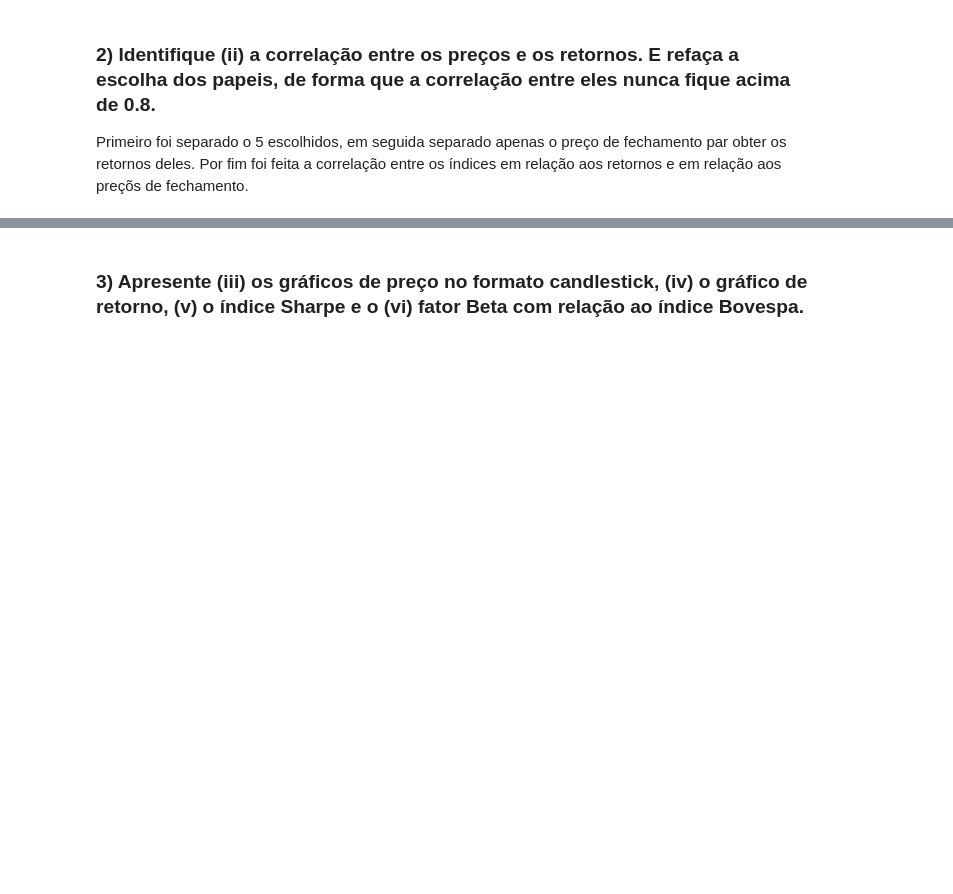
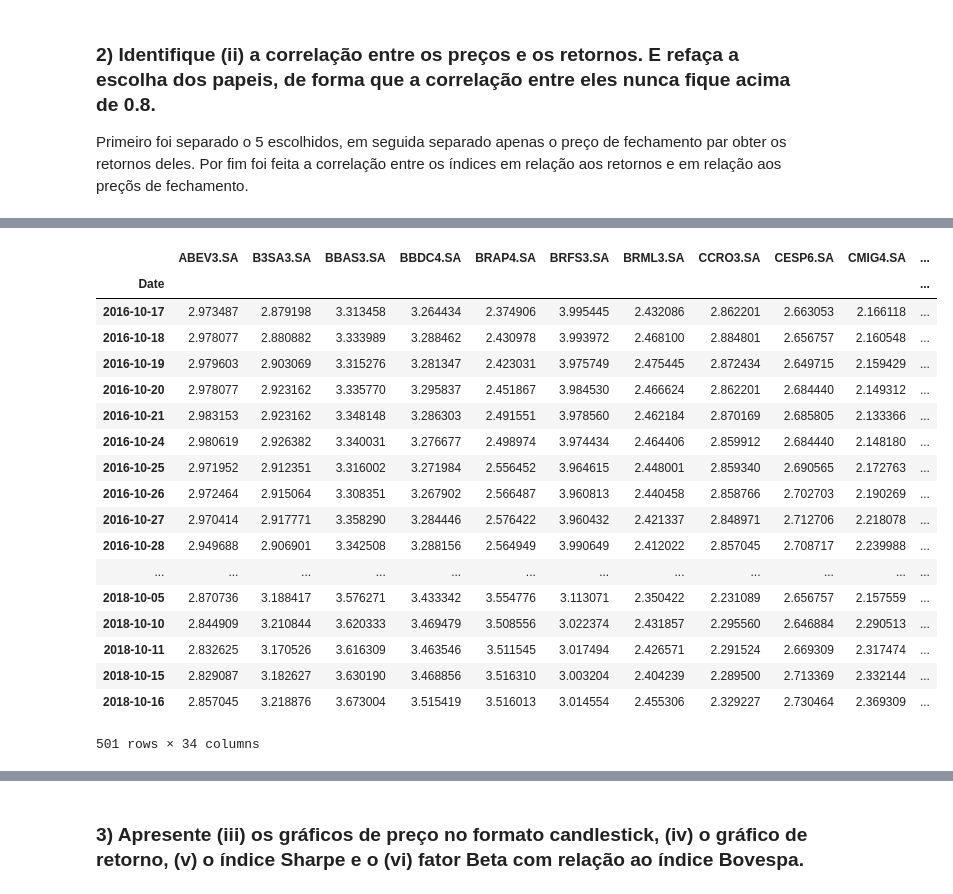
Before and after one commit to EduardoSSR/Financial-Engineering, a Jupyter notebook: Trabalhos/Trabalho_1.ipynb, the cells around one changed output, grey strips where cells are left out. Cells and saved outputs as stored; diff of their text form; code cells hidden in the pictures; blank space fills up the shorter version.

```diff
--- a/Trabalhos/Trabalho_1.ipynb
+++ b/Trabalhos/Trabalho_1.ipynb
@@ -260,0 +337,22 @@ ValueError: zero-size array to reduction operation maximum which has no identity
+# %%
+np.log(Close[0:]).fillna(0)
+# %% [output]
+|  | ABEV3.SA | B3SA3.SA | BBAS3.SA | BBDC4.SA | BRAP4.SA | BRFS3.SA | BRML3.SA | CCRO3.SA | CESP6.SA | CMIG4.SA | ... |
+| Date |  |  |  |  |  |  |  |  |  |  | ... |
+| 2016-10-17 | 2.973487 | 2.879198 | 3.313458 | 3.264434 | 2.374906 | 3.995445 | 2.432086 | 2.862201 | 2.663053 | 2.166118 | ... |
+| 2016-10-18 | 2.978077 | 2.880882 | 3.333989 | 3.288462 | 2.430978 | 3.993972 | 2.468100 | 2.884801 | 2.656757 | 2.160548 | ... |
+| 2016-10-19 | 2.979603 | 2.903069 | 3.315276 | 3.281347 | 2.423031 | 3.975749 | 2.475445 | 2.872434 | 2.649715 | 2.159429 | ... |
+| 2016-10-20 | 2.978077 | 2.923162 | 3.335770 | 3.295837 | 2.451867 | 3.984530 | 2.466624 | 2.862201 | 2.684440 | 2.149312 | ... |
+| 2016-10-21 | 2.983153 | 2.923162 | 3.348148 | 3.286303 | 2.491551 | 3.978560 | 2.462184 | 2.870169 | 2.685805 | 2.133366 | ... |
+| 2016-10-24 | 2.980619 | 2.926382 | 3.340031 | 3.276677 | 2.498974 | 3.974434 | 2.464406 | 2.859912 | 2.684440 | 2.148180 | ... |
+| 2016-10-25 | 2.971952 | 2.912351 | 3.316002 | 3.271984 | 2.556452 | 3.964615 | 2.448001 | 2.859340 | 2.690565 | 2.172763 | ... |
+| 2016-10-26 | 2.972464 | 2.915064 | 3.308351 | 3.267902 | 2.566487 | 3.960813 | 2.440458 | 2.858766 | 2.702703 | 2.190269 | ... |
+| 2016-10-27 | 2.970414 | 2.917771 | 3.358290 | 3.284446 | 2.576422 | 3.960432 | 2.421337 | 2.848971 | 2.712706 | 2.218078 | ... |
+| 2016-10-28 | 2.949688 | 2.906901 | 3.342508 | 3.288156 | 2.564949 | 3.990649 | 2.412022 | 2.857045 | 2.708717 | 2.239988 | ... |
+| ... | ... | ... | ... | ... | ... | ... | ... | ... | ... | ... | ... |
+| 2018-10-05 | 2.870736 | 3.188417 | 3.576271 | 3.433342 | 3.554776 | 3.113071 | 2.350422 | 2.231089 | 2.656757 | 2.157559 | ... |
+| 2018-10-10 | 2.844909 | 3.210844 | 3.620333 | 3.469479 | 3.508556 | 3.022374 | 2.431857 | 2.295560 | 2.646884 | 2.290513 | ... |
+| 2018-10-11 | 2.832625 | 3.170526 | 3.616309 | 3.463546 | 3.511545 | 3.017494 | 2.426571 | 2.291524 | 2.669309 | 2.317474 | ... |
+| 2018-10-15 | 2.829087 | 3.182627 | 3.630190 | 3.468856 | 3.516310 | 3.003204 | 2.404239 | 2.289500 | 2.713369 | 2.332144 | ... |
+| 2018-10-16 | 2.857045 | 3.218876 | 3.673004 | 3.515419 | 3.516013 | 3.014554 | 2.455306 | 2.329227 | 2.730464 | 2.369309 | ... |
+501 rows × 34 columns
```
Also changed, not shown: parts of 13 cells of this notebook, 1 other file.
